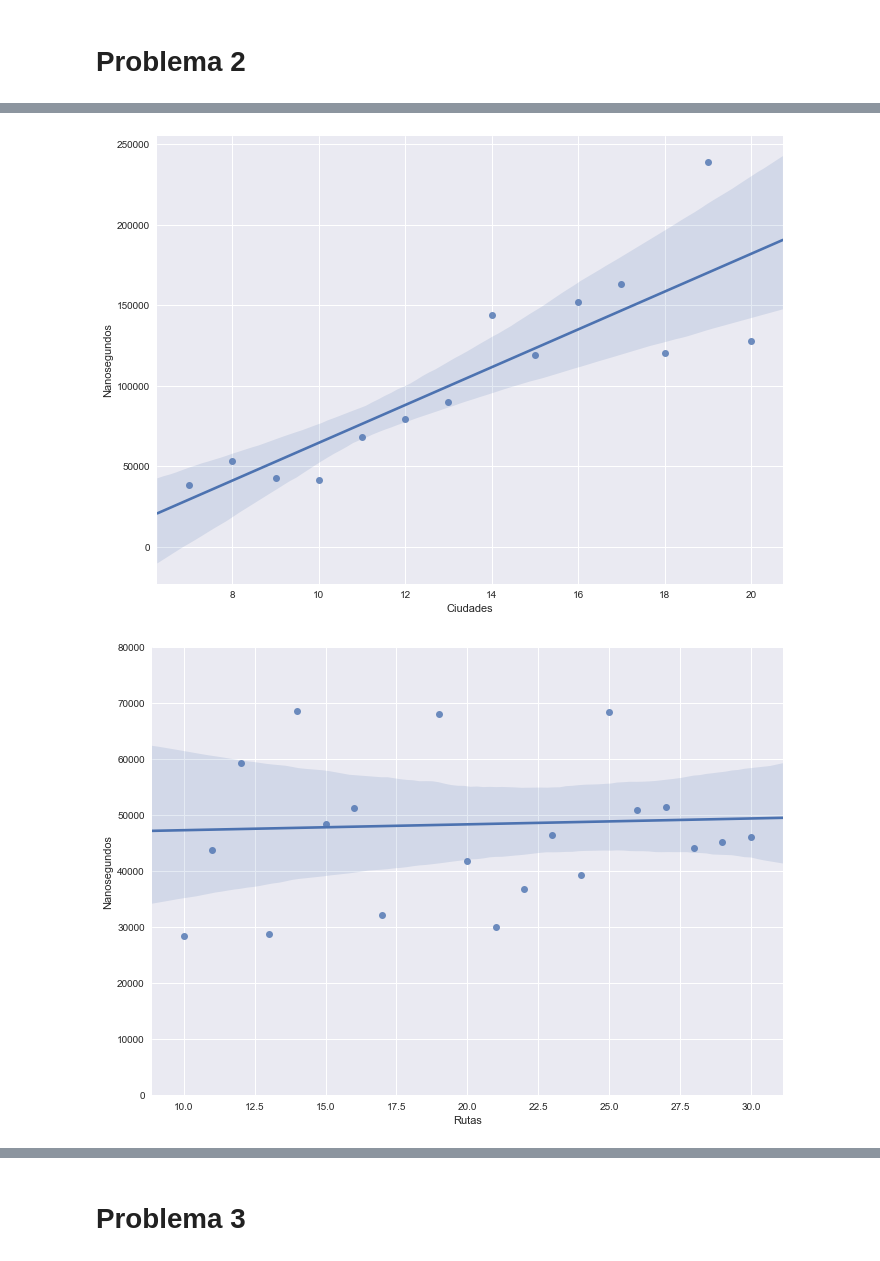
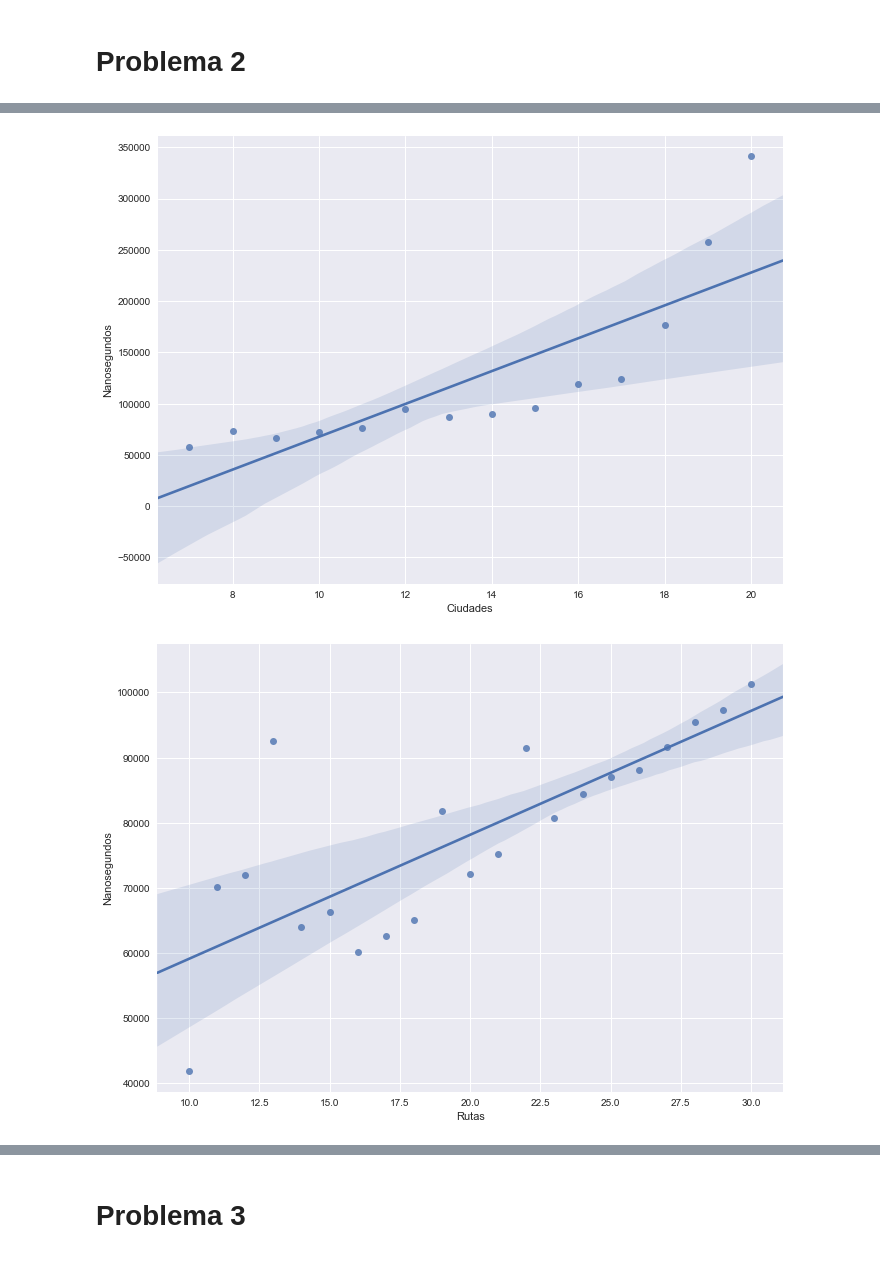
Before and after one commit to ZebaSz/algo3-tp2, a Jupyter notebook: informe/data/Algo3-TP2.ipynb, the cells around one changed output, grey strips where cells are left out. Saved outputs shown, nothing was run; the diff lists cells and outputs as text; code cells hidden in the pictures.

```diff
--- a/informe/data/Algo3-TP2.ipynb
+++ b/informe/data/Algo3-TP2.ipynb
@@ -67,16 +71,15 @@ df2.head()
 # %%
-df2A = df2[(df2.Ciudades > 0) & (df2.Rutas == 20) & (df2.PesoMaximo == 50)]
+df2A = df2[(df2.Ciudades > 0) & (df2.Rutas == 20) & (df2.PesoMaximo == 20)]
 
 sns.lmplot(x='Ciudades', y='Nanosegundos', data=df2A, size=7, aspect=1.4)
 plt.show()
 # %% [output]
-[figure, old version]
+[figure, new version]
 # %%
-df2B = df2[(df2.Ciudades == 10) & (df2.Rutas > 0) & (df2.PesoMaximo == 10)]
+df2B = df2[(df2.Ciudades == 10) & (df2.Rutas > 0) & (df2.PesoMaximo == 20)]
 
-g = sns.lmplot(x='Rutas', y='Nanosegundos', data=df2B, size=7, aspect=1.4)
-g.set(ylim=(0,80000))
+sns.lmplot(x='Rutas', y='Nanosegundos', data=df2B, size=7, aspect=1.4)
 plt.show()
 # %% [output]
-[figure, old version]
+[figure, new version]
 # %%
```
Also changed, not shown: parts of 7 cells of this notebook, 5 other files.
